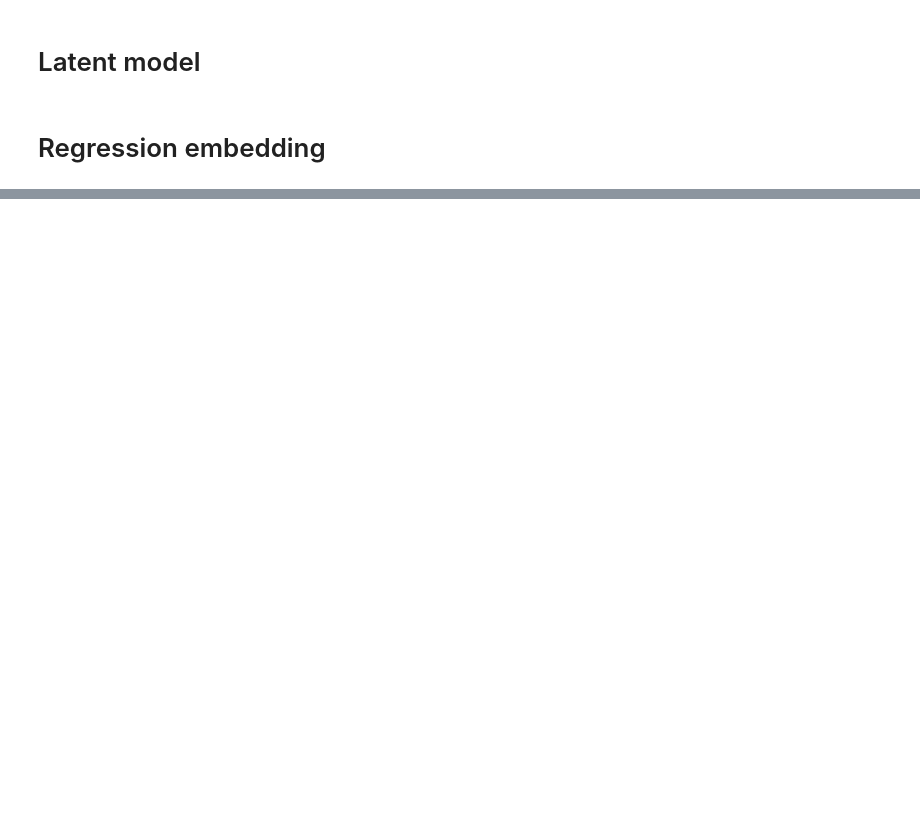
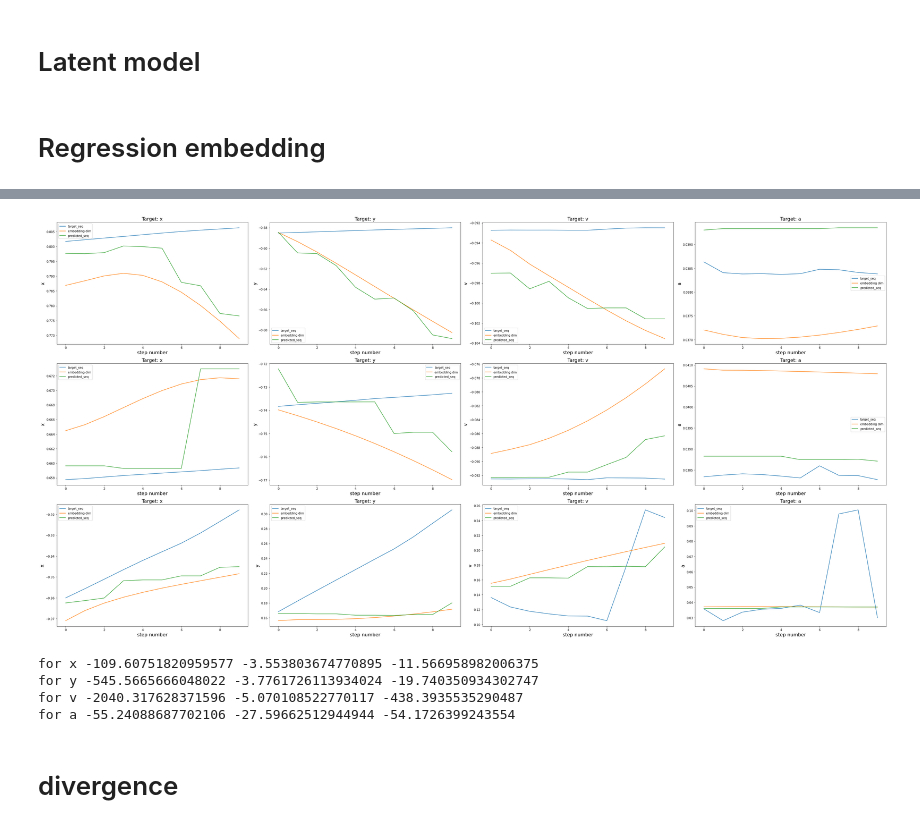
Before and after one commit to blufzzz/NeuroMice, a Jupyter notebook: Latent dynamics.ipynb, the cells around one changed output, grey strips where cells are left out. Cells and saved outputs as stored; diff of their text form; code cells hidden in the pictures; blank space fills up the shorter version.

```diff
--- a/Latent dynamics.ipynb
+++ b/Latent dynamics.ipynb
@@ -400,0 +485,55 @@ fig, axes = plt.subplots(ncols=4, nrows=2, figsize=(15,10))
+# %%
+nlstm.eval()
+n_samples = 3
+n_steps_predict = 10
+fresh_start = False
+
+fig, axes = plt.subplots(nrows=n_samples, ncols=len(targets), figsize=(40,20))
+r2_scores = defaultdict(list)
+for j in range(n_samples):
+
+    start_index = np.random.choice(np.arange(embedding_val.shape[0] - n_steps_predict - dt))
+    initial_embedding_seq = embedding_val[start_index:start_index+dt+n_steps_predict] if fresh_start else embedding_val[start_index:start_index+dt]
+    target_embedding_seq = embedding_val[start_index+dt:start_index+dt+n_steps_predict].detach().cpu().numpy()
+    prev_embedding_seq = np.stack([embedding_val[start_index+dt-1].detach().cpu().numpy() for i in range(n_steps_predict)], 0)
+
+    with torch.no_grad():
+        predicted_seq = seq_n_step_predict(nlstm, initial_embedding_seq.unsqueeze(0), n_steps_predict, fresh_start=fresh_start)[0].detach().cpu().numpy()
+    for i,(k,v) in enumerate(targets.items()):
+
+        target_seq = v[split_index:][start_index+dt:start_index+dt+n_steps_predict]
+        preds_prev = np.array([v[split_index:][start_index+dt-1]]*len(target_seq))
+        trained_regressors[k].fit(embedding_train.detach().cpu().numpy(), v[:split_index])
+
+        preds = trained_regressors[k].predict(predicted_seq)
+        preds_prev_embedding = trained_regressors[k].predict(prev_embedding_seq)
+
+        r2_score_model = r2_score(target_seq - preds)
+        r2_score_previous = r2_score(target_seq, preds_prev)
+        r2_score_previous_emb = r2_score(target_seq, preds_prev_embedding)
+
+        r2_scores[k].append([r2_score_model, r2_score_previous, r2_score_previous_emb])
+
+        axes[j,i].plot(target_seq, label='target_seq')
+        axes[j,i].plot(predicted_seq[:,i], label='embedding dim')
+        axes[j,i].plot(preds, label='predicted_seq')
+        axes[j,i].set_title(f'Target: {k}', fontsize=16)
+        axes[j,i].set_xlabel(f'step number', fontsize=16)
+        axes[j,i].set_ylabel(f'{k}', fontsize=16)
+        axes[j,i].legend()
+plt.tight_layout()
+plt.show()
+# %% [output]
+[figure, added]
+# %%
+for k,v in r2_scores.items():
+    results = np.array(v)
+    model, prev, prev_emb = results.mean(0)
+    print(f'for {k}', model, prev, prev_emb)
+# %% [output]
+for x -109.60751820959577 -3.553803674770895 -11.566958982006375
+for y -545.5665666048022 -3.7761726113934024 -19.740350934302747
+for v -2040.317628371596 -5.070108522770117 -438.3935535290487
+for a -55.24088687702106 -27.59662512944944 -54.1726399243554
+# %% [markdown]
+# divergence
```
Also changed, not shown: parts of 25 cells of this notebook, 4 other files.
